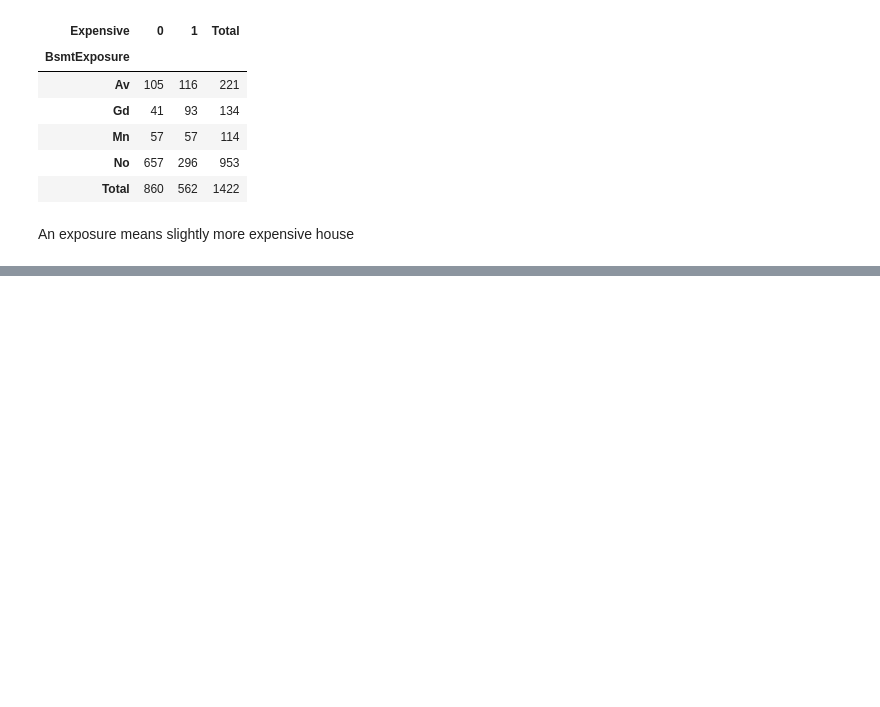
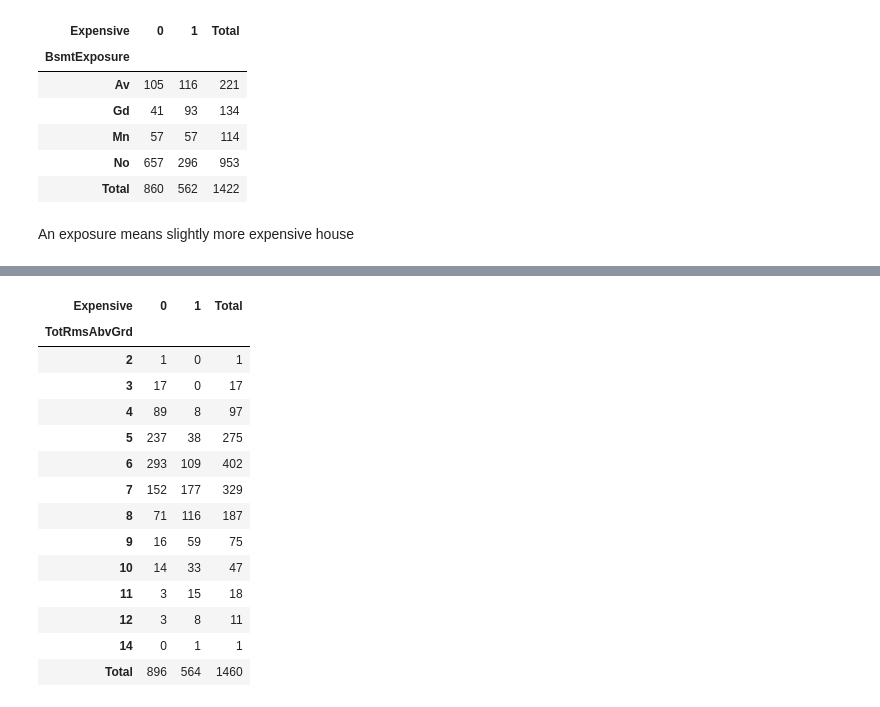
Before and after one commit to NicolasHousset/HousesPricesAnalysis, a Jupyter notebook: script.ipynb, the cells around one changed output, grey strips where cells are left out. Drawn from its saved outputs; the diff is of its cells as text; code cells hidden in the pictures; blank space fills up the shorter version.

```diff
--- a/script.ipynb
+++ b/script.ipynb
@@ -532,0 +733,3 @@ An exposure means slightly more expensive house
+# %%
+houses["BsmtFinType1_Recode"] = "Cheap"
+houses.loc[houses["BsmtFinType1"] == "GLQ", "BsmtFinType1_Recode"] = "Expensive"
@@ -532,0 +1003,18 @@ An exposure means slightly more expensive house
+# %%
+pd.crosstab(houses["TotRmsAbvGrd"], houses["Expensive"], margins=True, margins_name="Total")
+# %% [output]
+| Expensive | 0 | 1 | Total |
+| TotRmsAbvGrd |  |  |  |
+| 2 | 1 | 0 | 1 |
+| 3 | 17 | 0 | 17 |
+| 4 | 89 | 8 | 97 |
+| 5 | 237 | 38 | 275 |
+| 6 | 293 | 109 | 402 |
+| 7 | 152 | 177 | 329 |
+| 8 | 71 | 116 | 187 |
+| 9 | 16 | 59 | 75 |
+| 10 | 14 | 33 | 47 |
+| 11 | 3 | 15 | 18 |
+| 12 | 3 | 8 | 11 |
+| 14 | 0 | 1 | 1 |
+| Total | 896 | 564 | 1460 |
```
Also changed, not shown: parts of 144 cells of this notebook.
